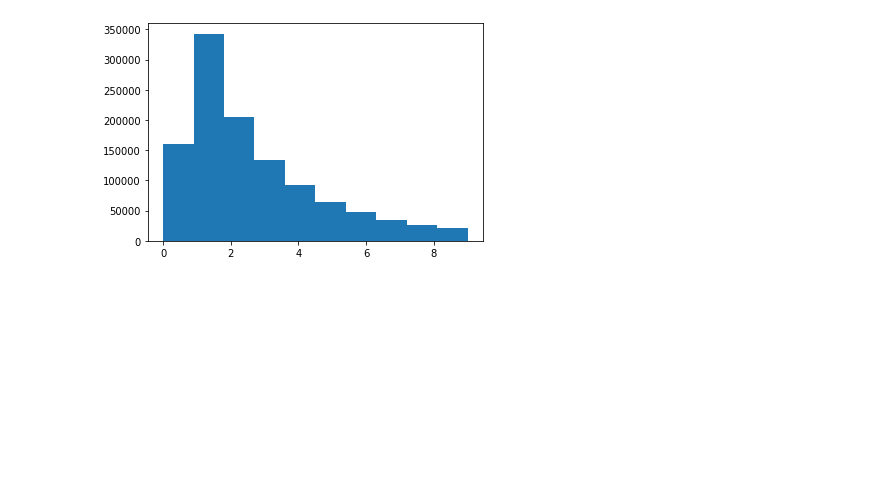
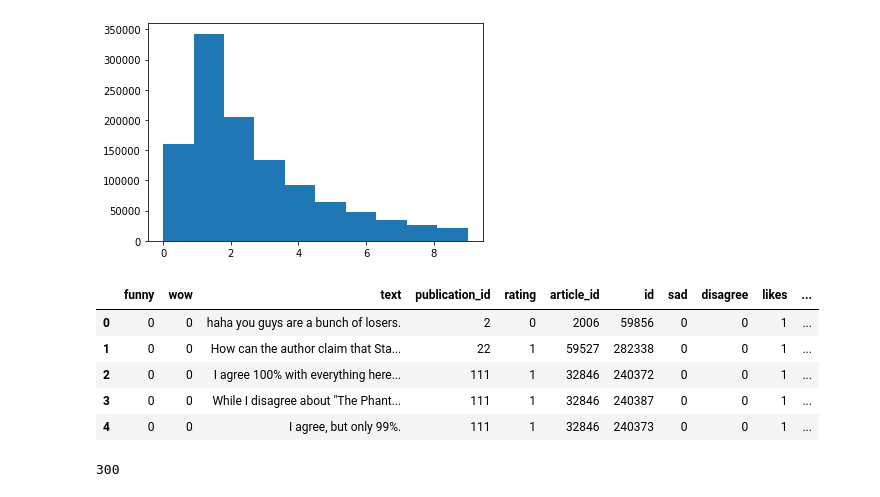
Before and after one commit to hberginc/Capstone2_temp_name, a Jupyter notebook: EDA.ipynb, the cells around one changed output. Cells and saved outputs as stored; diff of their text form; code cells hidden in the pictures; blank space fills up the shorter version.

```diff
--- a/EDA.ipynb
+++ b/EDA.ipynb
@@ -122,0 +115,2 @@ plt.hist(ordered[ordered.likes <10].likes)
+# %%
+comments_df.fillna(value=0, inplace = True)
@@ -122,0 +119,13 @@ plt.hist(ordered[ordered.likes <10].likes)
+# %%
+comments_df.head()
+# %% [output]
+|  | funny | wow | text | publication_id | rating | article_id | id | sad | disagree | likes | ... |
+| 0 | 0 | 0 | haha you guys are a bunch of losers. | 2 | 0 | 2006 | 59856 | 0 | 0 | 1 | ... |
+| 1 | 0 | 0 | How can the author claim that Sta... | 22 | 1 | 59527 | 282338 | 0 | 0 | 1 | ... |
+| 2 | 0 | 0 | I agree 100% with everything here... | 111 | 1 | 32846 | 240372 | 0 | 0 | 1 | ... |
+| 3 | 0 | 0 | While I disagree about "The Phant... | 111 | 1 | 32846 | 240387 | 0 | 0 | 1 | ... |
+| 4 | 0 | 0 | I agree, but only 99%. | 111 | 1 | 32846 | 240373 | 0 | 0 | 1 | ... |
+# %%
+comments_df.likes.max()
+# %% [output]
+300
```
Also changed, not shown: parts of 14 cells of this notebook, 2 other files.
